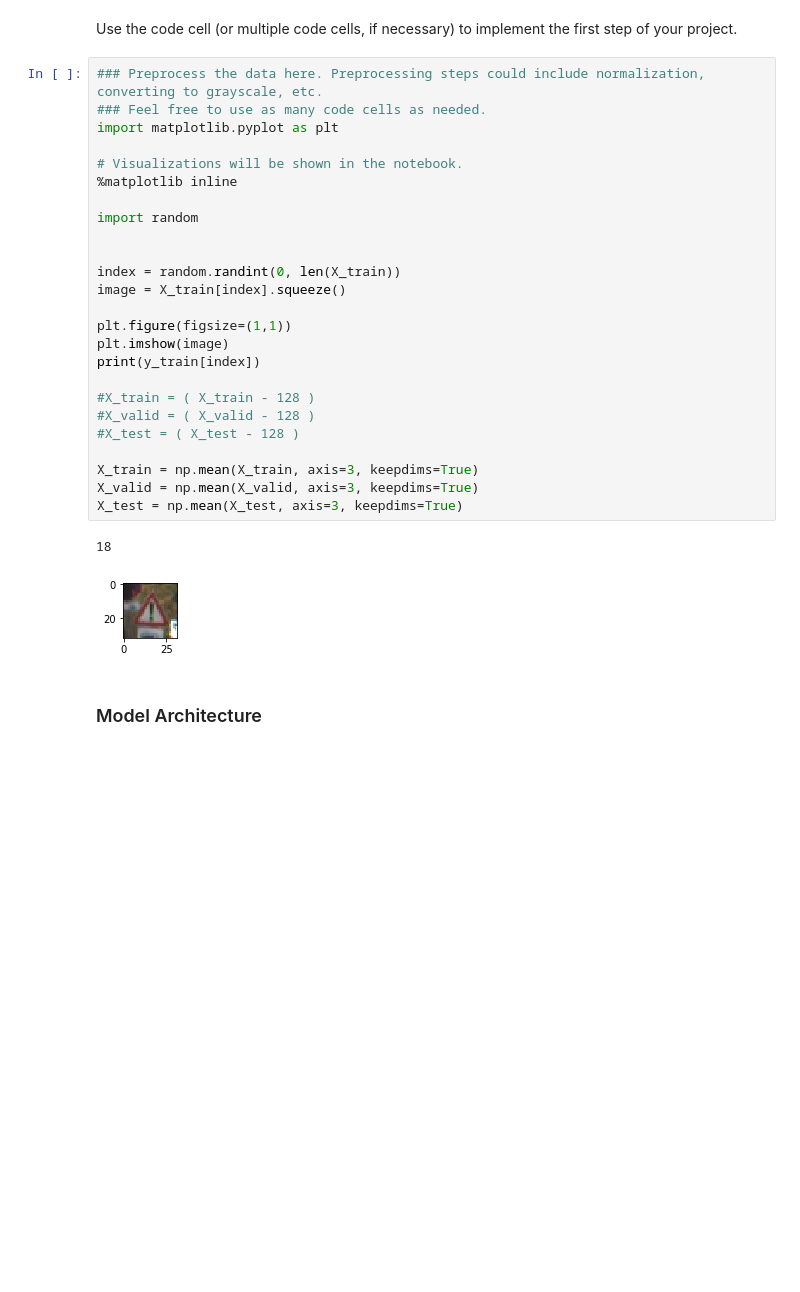
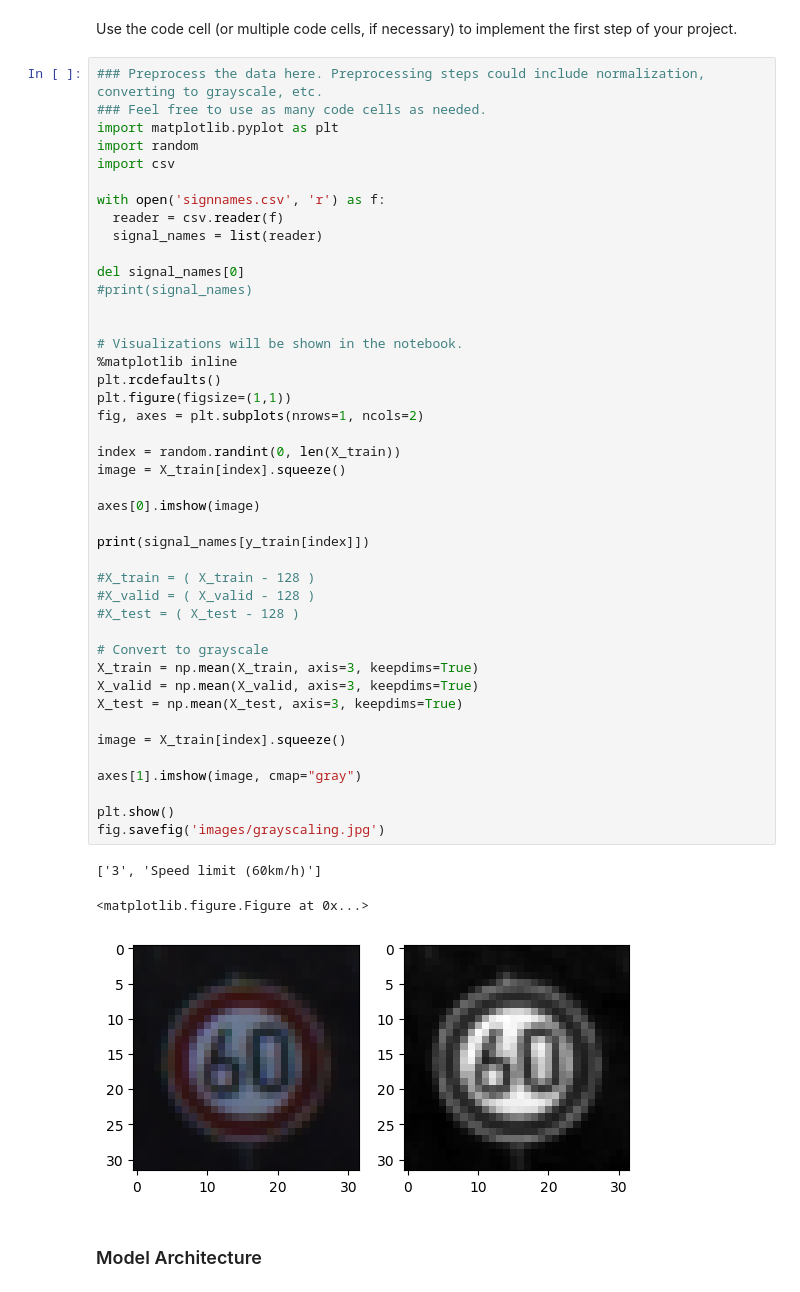
Before and after one commit to isharaka/CarND-Traffic-Sign-Classifier-Project, a Jupyter notebook: Traffic_Sign_Classifier.ipynb, the cells around one changed output. Drawn from its saved outputs; the diff is of its cells as text; blank space fills up the shorter version.

Commit message:
Grayscale visualization, rearranged dropout element

```diff
--- a/Traffic_Sign_Classifier.ipynb
+++ b/Traffic_Sign_Classifier.ipynb
@@ -166,31 +166,50 @@ Use the code cell (or multiple code cells, if necessary) to implement the first
 # %%
 ### Preprocess the data here. Preprocessing steps could include normalization, converting to grayscale, etc.
 ### Feel free to use as many code cells as needed.
 import matplotlib.pyplot as plt
+import random
+import csv
+
+with open('signnames.csv', 'r') as f:
+  reader = csv.reader(f)
+  signal_names = list(reader)
+
+del signal_names[0]
+#print(signal_names)
+
 
 # Visualizations will be shown in the notebook.
 %matplotlib inline
-
-import random
-
+plt.rcdefaults()
+plt.figure(figsize=(1,1))
+fig, axes = plt.subplots(nrows=1, ncols=2)
 
 index = random.randint(0, len(X_train))
 image = X_train[index].squeeze()
 
-plt.figure(figsize=(1,1))
-plt.imshow(image)
-print(y_train[index])
+axes[0].imshow(image)
+
+print(signal_names[y_train[index]])
 
 #X_train = ( X_train - 128 )
 #X_valid = ( X_valid - 128 )
 #X_test = ( X_test - 128 )
 
+# Convert to grayscale
 X_train = np.mean(X_train, axis=3, keepdims=True)
 X_valid = np.mean(X_valid, axis=3, keepdims=True)
 X_test = np.mean(X_test, axis=3, keepdims=True)
+
+image = X_train[index].squeeze()
+
+axes[1].imshow(image, cmap="gray")
+
+plt.show()
+fig.savefig('images/grayscaling.jpg')
 # %% [output]
-18
+['3', 'Speed limit (60km/h)']
+<matplotlib.figure.Figure at 0x...>
-[figure, old version]
+[figure, new version]
 # %% [markdown]
 ### Model Architecture
 # %%
```
Also changed, not shown: parts of 10 cells of this notebook.
